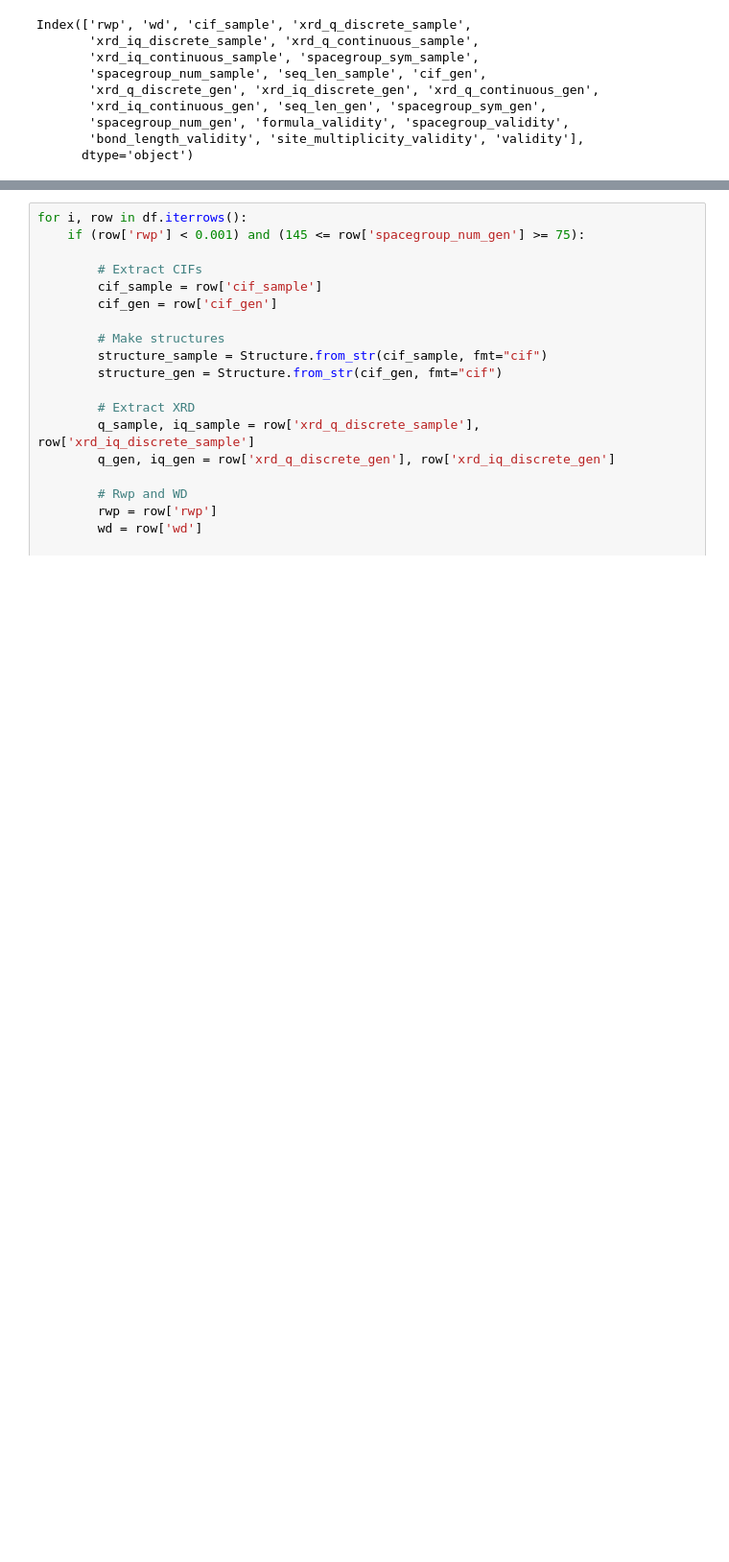
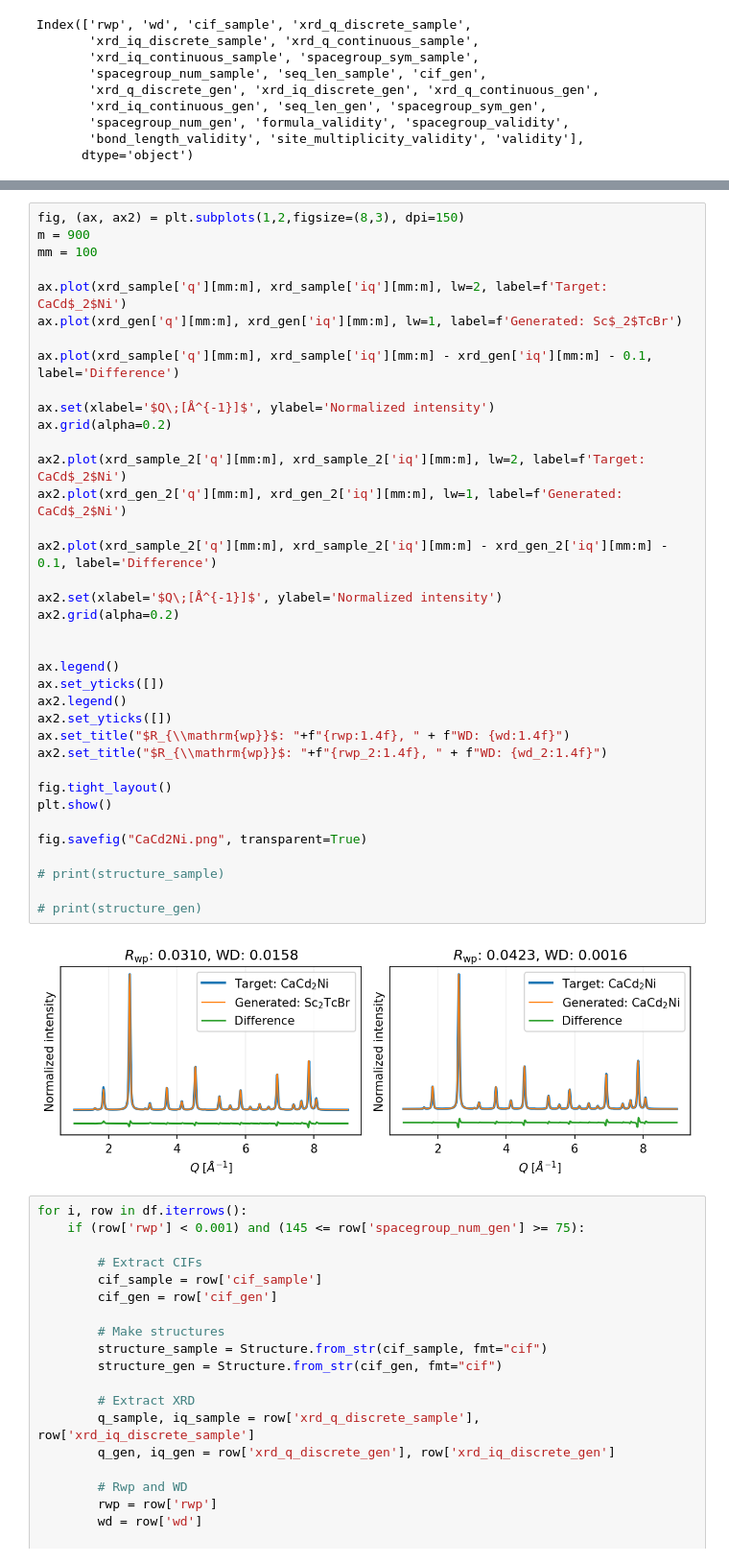
Before and after one commit to zhaohan-alan/decifier, a Jupyter notebook: notebooks/Generated_examples.ipynb, the cells around one changed output, grey strips where cells are left out. Shown at 96% size. Cells and saved outputs as stored; diff of their text form; blank space fills up the shorter version.

```diff
--- a/notebooks/Generated_examples.ipynb
+++ b/notebooks/Generated_examples.ipynb
@@ -117,3 +174,42 @@ Sites (16)
+# %%
+fig, (ax, ax2) = plt.subplots(1,2,figsize=(8,3), dpi=150)
+m = 900
+mm = 100
+
+ax.plot(xrd_sample['q'][mm:m], xrd_sample['iq'][mm:m], lw=2, label=f'Target: CaCd$_2$Ni')
+ax.plot(xrd_gen['q'][mm:m], xrd_gen['iq'][mm:m], lw=1, label=f'Generated: Sc$_2$TcBr')
+
+ax.plot(xrd_sample['q'][mm:m], xrd_sample['iq'][mm:m] - xrd_gen['iq'][mm:m] - 0.1, label='Difference')
+
+ax.set(xlabel='$Q\;[Å^{-1}]$', ylabel='Normalized intensity')
+ax.grid(alpha=0.2)
+
+ax2.plot(xrd_sample_2['q'][mm:m], xrd_sample_2['iq'][mm:m], lw=2, label=f'Target: CaCd$_2$Ni')
+ax2.plot(xrd_gen_2['q'][mm:m], xrd_gen_2['iq'][mm:m], lw=1, label=f'Generated: CaCd$_2$Ni')
+
+ax2.plot(xrd_sample_2['q'][mm:m], xrd_sample_2['iq'][mm:m] - xrd_gen_2['iq'][mm:m] - 0.1, label='Difference')
+
+ax2.set(xlabel='$Q\;[Å^{-1}]$', ylabel='Normalized intensity')
+ax2.grid(alpha=0.2)
+
+
+ax.legend()
+ax.set_yticks([])
+ax2.legend()
+ax2.set_yticks([])
+ax.set_title("$R_{\\mathrm{wp}}$: "+f"{rwp:1.4f}, " + f"WD: {wd:1.4f}")
+ax2.set_title("$R_{\\mathrm{wp}}$: "+f"{rwp_2:1.4f}, " + f"WD: {wd_2:1.4f}")
+
+fig.tight_layout()
+plt.show()
+
+fig.savefig("CaCd2Ni.png", transparent=True)
+
+# print(structure_sample)
+
+# print(structure_gen)
+# %% [output]
+[figure, added]
 # %%
 for i, row in df.iterrows():
     if (row['rwp'] < 0.001) and (145 <= row['spacegroup_num_gen'] >= 75):
```
Also changed, not shown: parts of 2 cells of this notebook, 4 other files.
